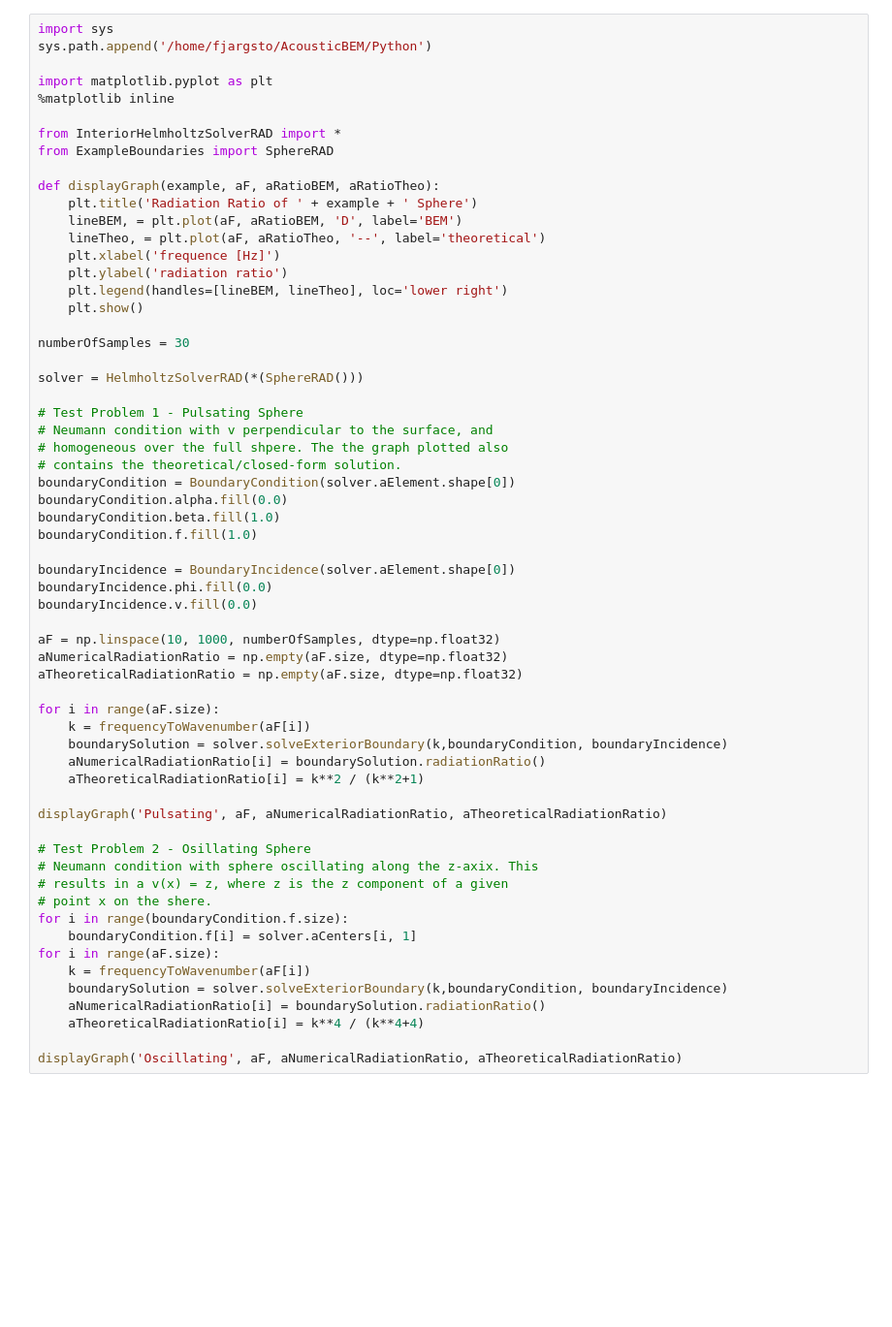
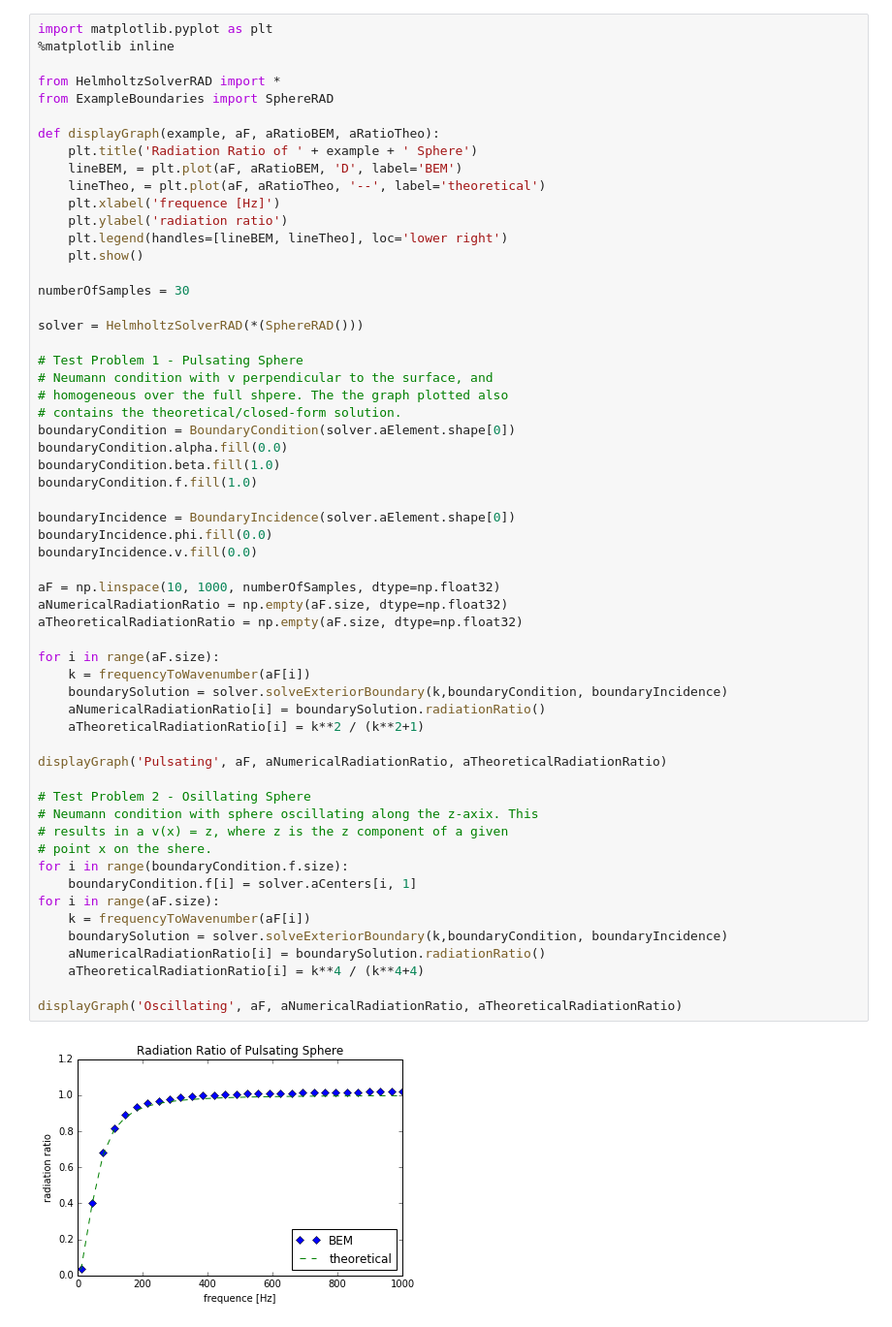
Before and after one commit to lzhw1991/AcousticBEM, a Jupyter notebook: Jupyter/Test ExteriorHelmholtzSolverRAD.ipynb, the cells around one changed output. Shown: that part at 97% size. Drawn from its saved outputs; the diff is of its cells as text; blank space fills up the shorter version.

```diff
--- a/Jupyter/Test ExteriorHelmholtzSolverRAD.ipynb
+++ b/Jupyter/Test ExteriorHelmholtzSolverRAD.ipynb
@@ -1,11 +1,8 @@
 # %%
-import sys
-sys.path.append('/home/fjargsto/AcousticBEM/Python')
-
 import matplotlib.pyplot as plt
 %matplotlib inline
 
-from InteriorHelmholtzSolverRAD import *
+from HelmholtzSolverRAD import *
 from ExampleBoundaries import SphereRAD
 
 def displayGraph(example, aF, aRatioBEM, aRatioTheo):
@@ -32,30 +29,32 @@ boundaryCondition.f.fill(1.0)
 
 boundaryIncidence = BoundaryIncidence(solver.aElement.shape[0])
 boundaryIncidence.phi.fill(0.0)
 boundaryIncidence.v.fill(0.0)
 
 aF = np.linspace(10, 1000, numberOfSamples, dtype=np.float32)
 aNumericalRadiationRatio = np.empty(aF.size, dtype=np.float32)
 aTheoreticalRadiationRatio = np.empty(aF.size, dtype=np.float32)
 
 for i in range(aF.size):
     k = frequencyToWavenumber(aF[i])
     boundarySolution = solver.solveExteriorBoundary(k,boundaryCondition, boundaryIncidence)
     aNumericalRadiationRatio[i] = boundarySolution.radiationRatio()
     aTheoreticalRadiationRatio[i] = k**2 / (k**2+1)
 
 displayGraph('Pulsating', aF, aNumericalRadiationRatio, aTheoreticalRadiationRatio)
 
 # Test Problem 2 - Osillating Sphere
 # Neumann condition with sphere oscillating along the z-axix. This
 # results in a v(x) = z, where z is the z component of a given
 # point x on the shere.
 for i in range(boundaryCondition.f.size):
     boundaryCondition.f[i] = solver.aCenters[i, 1]
 for i in range(aF.size):
     k = frequencyToWavenumber(aF[i])
     boundarySolution = solver.solveExteriorBoundary(k,boundaryCondition, boundaryIncidence)
     aNumericalRadiationRatio[i] = boundarySolution.radiationRatio()
     aTheoreticalRadiationRatio[i] = k**4 / (k**4+4)
 
 displayGraph('Oscillating', aF, aNumericalRadiationRatio, aTheoreticalRadiationRatio)
+# %% [output]
+[figure, added]
```
Also changed, not shown: parts of 2 cells of this notebook, 7 other files.
